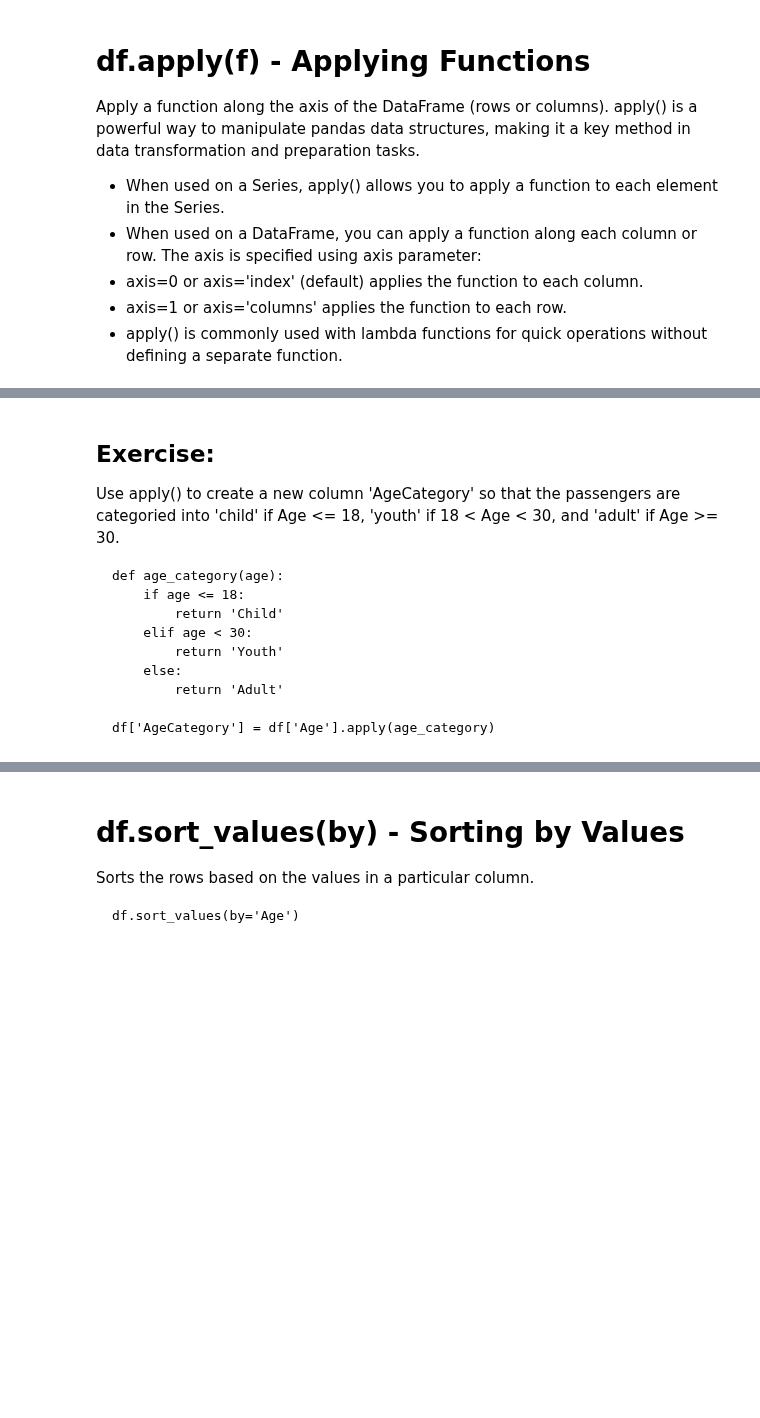
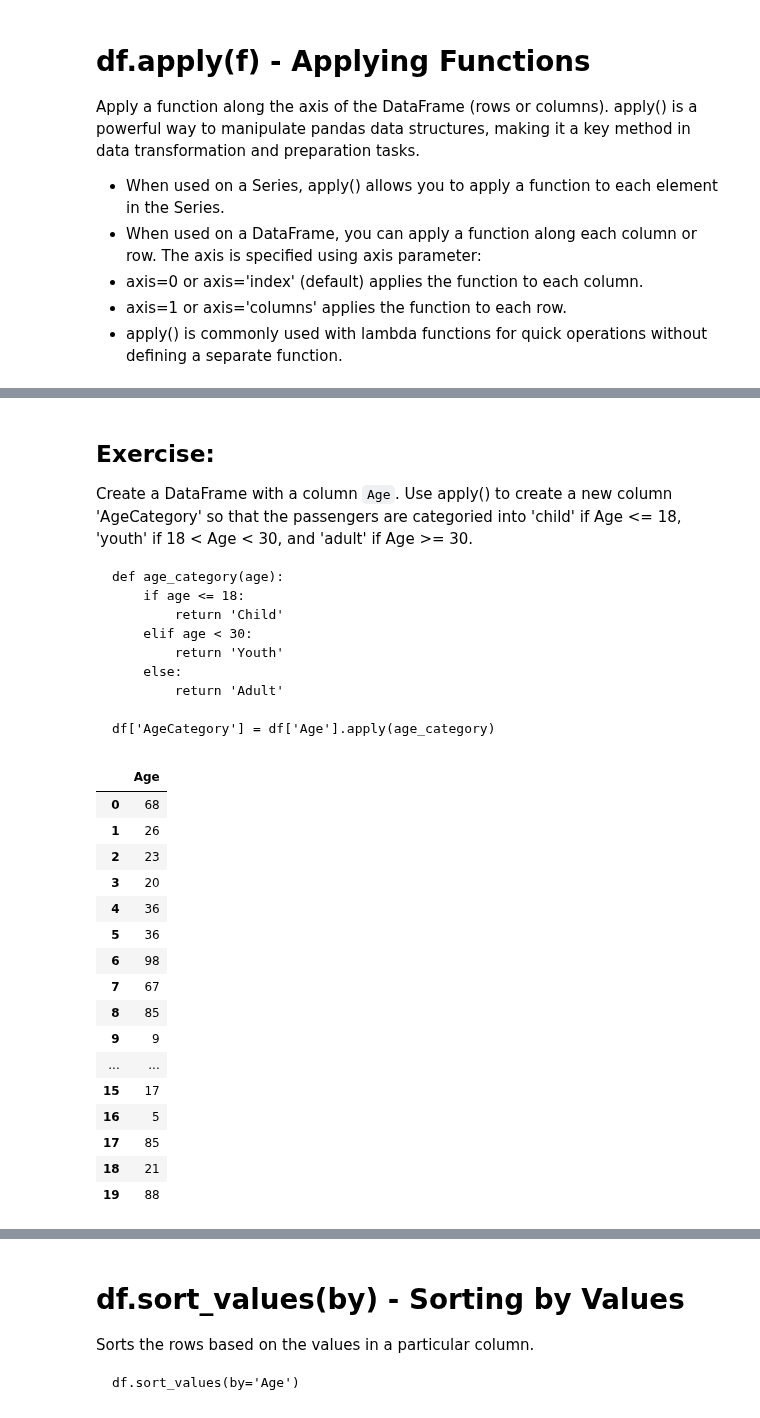
Before and after one commit to anyuanay/INFO212, a Jupyter notebook: INFO212_Week5_Lecture2_Plot_Visualization.ipynb, the cells around one changed output, grey strips where cells are left out. Saved outputs shown, nothing was run; the diff lists cells and outputs as text; code cells hidden in the pictures; blank space fills up the shorter version.

````diff
--- a/INFO212_Week5_Lecture2_Plot_Visualization.ipynb
+++ b/INFO212_Week5_Lecture2_Plot_Visualization.ipynb
@@ -57,6 +96,6 @@ df.apply(lambda x: x.sum())
 # %% [markdown]
 ## Exercise:
-Use apply() to create a new column 'AgeCategory' so that the passengers are categoried into 'child' if Age <= 18, 'youth' if 18 < Age < 30, and 'adult' if Age >= 30.
+Create a DataFrame with a column `Age`. Use apply() to create a new column 'AgeCategory' so that the passengers are categoried into 'child' if Age <= 18, 'youth' if 18 < Age < 30, and 'adult' if Age >= 30.
 
 ```
 def age_category(age):
@@ -69,3 +108,25 @@ def age_category(age):
 
 df['AgeCategory'] = df['Age'].apply(age_category)
 ```
+# %%
+import numpy as np
+df = pd.DataFrame({'Age': np.random.randint(1, 100, 20)})
+df
+# %% [output]
+|  | Age |
+| 0 | 68 |
+| 1 | 26 |
+| 2 | 23 |
+| 3 | 20 |
+| 4 | 36 |
+| 5 | 36 |
+| 6 | 98 |
+| 7 | 67 |
+| 8 | 85 |
+| 9 | 9 |
+| ... | ... |
+| 15 | 17 |
+| 16 | 5 |
+| 17 | 85 |
+| 18 | 21 |
+| 19 | 88 |
````
Also changed, not shown: parts of 18 cells of this notebook.
